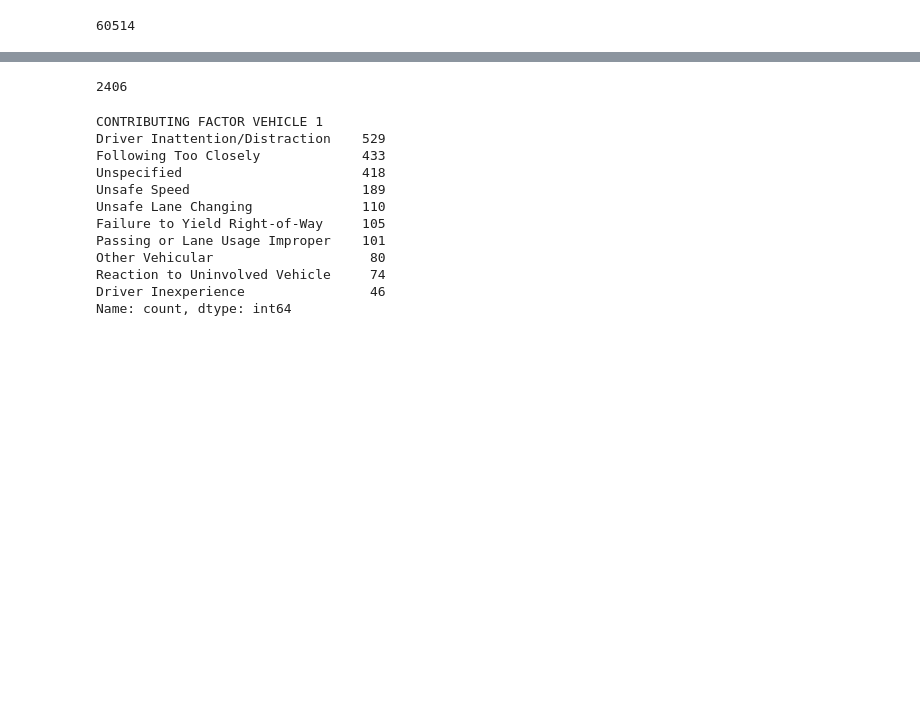
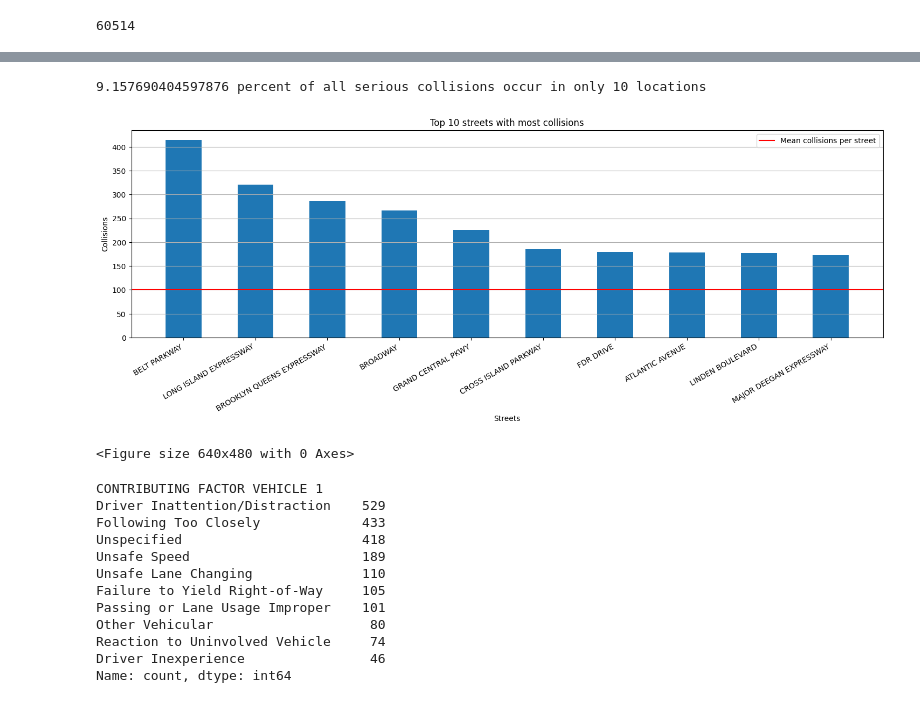
Before and after one commit to mlanicaputo/nyc-collisions, a Jupyter notebook: main.ipynb, the cells around one changed output, grey strips where cells are left out. Cells and saved outputs as stored; diff of their text form; code cells hidden in the pictures; blank space fills up the shorter version.

Commit message:
Update plots

```diff
--- a/main.ipynb
+++ b/main.ipynb
@@ -56,9 +65,30 @@ Name: count, dtype: int64
 # %%
 # reduce considered data to top 10 collision street
 serious_accidents = serious_accidents.loc[serious_accidents["ON STREET NAME"].isin(streets)]
-len(serious_accidents)
+print(f"{len(serious_accidents) / num_serious_accidents * 100} percent of all serious collisions occur in only 10 locations")
 # %% [output]
-2406
+9.157690404597876 percent of all serious collisions occur in only 10 locations
+# %%
+fig, ax = plt.subplots(figsize=(18, 5))
+
+ax.bar(streets, street_counts[:10], width=.5, tick_label=streets)
+f = plt.figure()
+
+ax.set_ylabel('Collisions')
+ax.set_xlabel("Streets")
+ax.set_title('Top 10 streets with most collisions')
+ax.set_xticklabels(streets, rotation=30, ha='right')
+ax.yaxis.grid(True)
+
+mean = statistics.mean(collisions)
+ax.axhline(mean, color='r', linestyle='-')
+
+ax.legend(['Mean collisions per street'])
+
+plt.show()
+# %% [output]
+[figure, added]
+<Figure size 640x480 with 0 Axes>
 # %%
 # what are contributing factors to accidents on these streets?
 serious_accidents.value_counts(["CONTRIBUTING FACTOR VEHICLE 1"])[:10]
```
Also changed, not shown: parts of 2 cells of this notebook, 3 other files.
